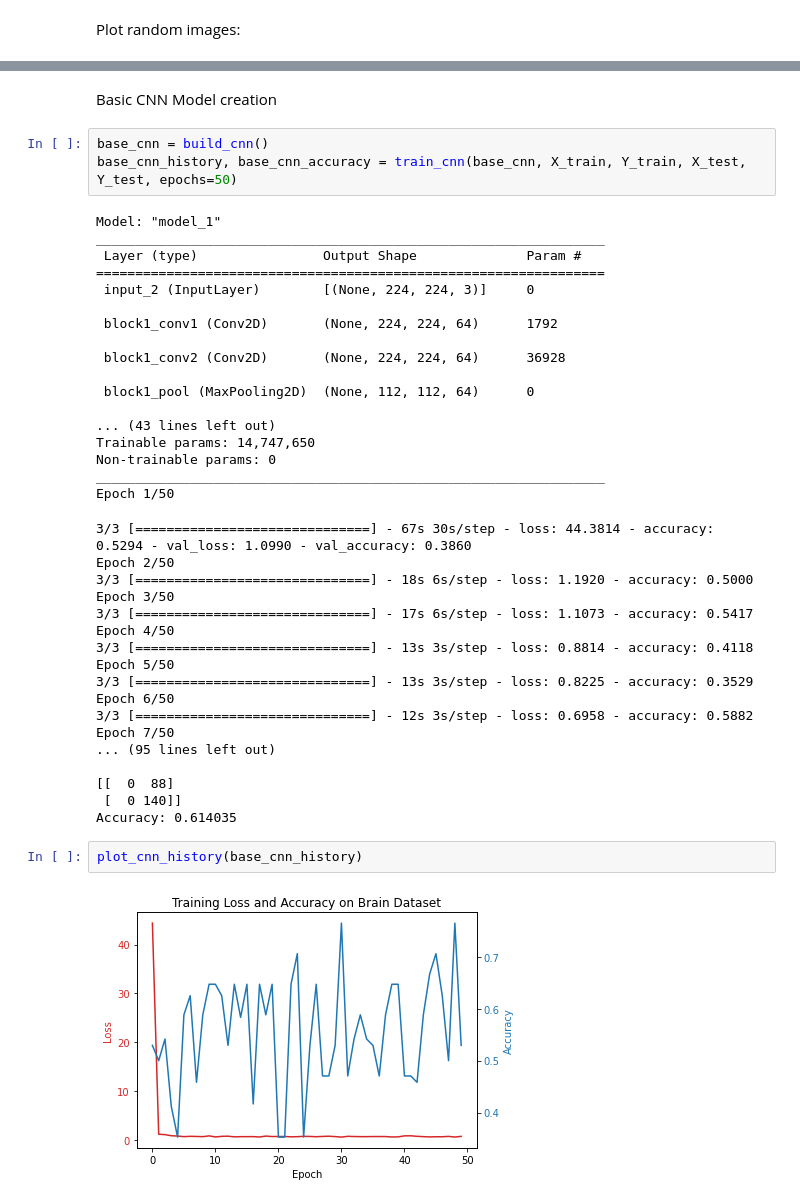
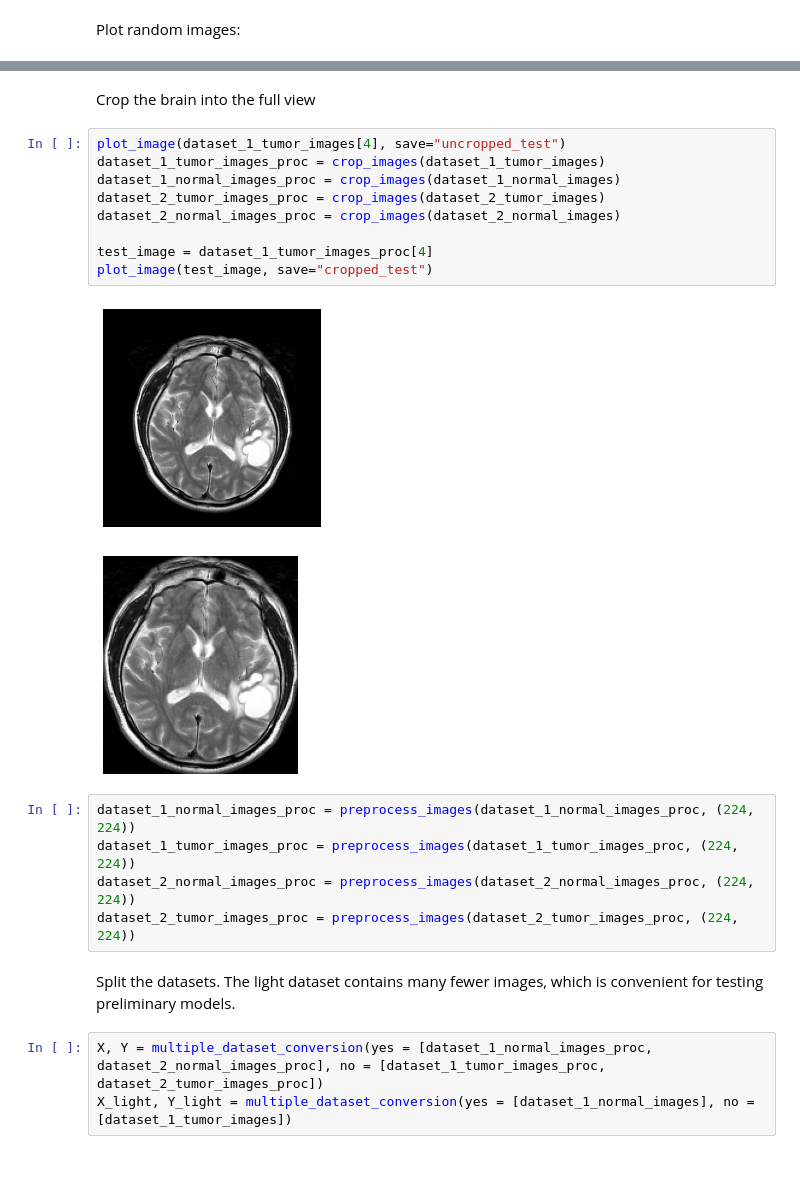
Before and after one commit to andrewharrop/Advanced-AI-Thesis, a Jupyter notebook: main.ipynb, the cells around one changed output, grey strips where cells are left out. Drawn from its saved outputs; the diff is of its cells as text; blank space fills up the shorter version.

```diff
--- a/main.ipynb
+++ b/main.ipynb
@@ -44,44 +62,24 @@ X_train, X_test, Y_train, Y_test = train_test_split(X, Y, test_size=0.9, random_
-# %% [markdown]
-Basic CNN Model creation
-# %%
-base_cnn = build_cnn()
-base_cnn_history, base_cnn_accuracy = train_cnn(base_cnn, X_train, Y_train, X_test, Y_test, epochs=50)
-# %% [output]
-Model: "model_1"
-_________________________________________________________________
- Layer (type)                Output Shape              Param #
-=================================================================
- input_2 (InputLayer)        [(None, 224, 224, 3)]     0
-
- block1_conv1 (Conv2D)       (None, 224, 224, 64)      1792
-
- block1_conv2 (Conv2D)       (None, 224, 224, 64)      36928
-
- block1_pool (MaxPooling2D)  (None, 112, 112, 64)      0
-
-... (43 lines left out)
-Trainable params: 14,747,650
-Non-trainable params: 0
-_________________________________________________________________
-Epoch 1/50
-3/3 [==============================] - 67s 30s/step - loss: 44.3814 - accuracy: 0.5294 - val_loss: 1.0990 - val_accuracy: 0.3860
-Epoch 2/50
-3/3 [==============================] - 18s 6s/step - loss: 1.1920 - accuracy: 0.5000
-Epoch 3/50
-3/3 [==============================] - 17s 6s/step - loss: 1.1073 - accuracy: 0.5417
-Epoch 4/50
-3/3 [==============================] - 13s 3s/step - loss: 0.8814 - accuracy: 0.4118
-Epoch 5/50
-3/3 [==============================] - 13s 3s/step - loss: 0.8225 - accuracy: 0.3529
-Epoch 6/50
-3/3 [==============================] - 12s 3s/step - loss: 0.6958 - accuracy: 0.5882
-Epoch 7/50
-... (95 lines left out)
-
-[[  0  88]
- [  0 140]]
-Accuracy: 0.614035
-# %%
-plot_cnn_history(base_cnn_history)
-# %% [output]
-[figure, removed]
+# %% [markdown]
+Crop the brain into the full view
+# %%
+plot_image(dataset_1_tumor_images[4], save="uncropped_test")
+dataset_1_tumor_images_proc = crop_images(dataset_1_tumor_images)
+dataset_1_normal_images_proc = crop_images(dataset_1_normal_images)
+dataset_2_tumor_images_proc = crop_images(dataset_2_tumor_images)
+dataset_2_normal_images_proc = crop_images(dataset_2_normal_images)
+
+test_image = dataset_1_tumor_images_proc[4]
+plot_image(test_image, save="cropped_test")
+# %% [output]
+[figure, added]
+[figure, added]
+# %%
+dataset_1_normal_images_proc = preprocess_images(dataset_1_normal_images_proc, (224, 224))
+dataset_1_tumor_images_proc = preprocess_images(dataset_1_tumor_images_proc, (224, 224))
+dataset_2_normal_images_proc = preprocess_images(dataset_2_normal_images_proc, (224, 224))
+dataset_2_tumor_images_proc = preprocess_images(dataset_2_tumor_images_proc, (224, 224))
+# %% [markdown]
+Split the datasets. The light dataset contains many fewer images, which is convenient for testing preliminary models.
+# %%
+X, Y = multiple_dataset_conversion(yes = [dataset_1_normal_images_proc, dataset_2_normal_images_proc], no = [dataset_1_tumor_images_proc, dataset_2_tumor_images_proc])
+X_light, Y_light = multiple_dataset_conversion(yes = [dataset_1_normal_images], no = [dataset_1_tumor_images])
```
Also changed, not shown: parts of 30 cells of this notebook, 21 other files.
